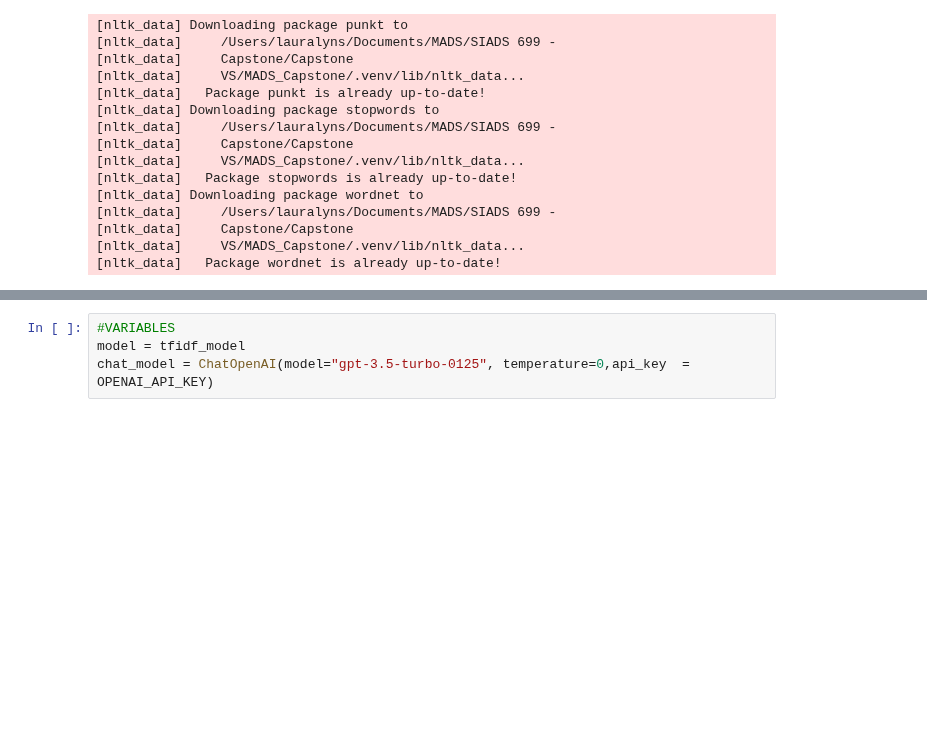
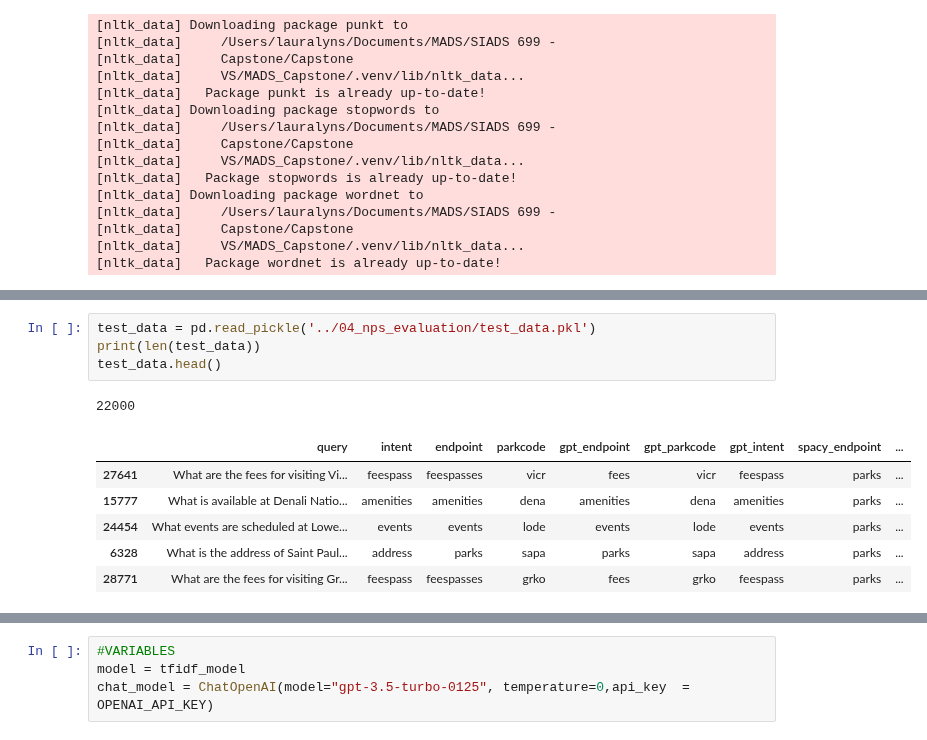
Before and after one commit to nblakkanesser/MADS_Capstone, a Jupyter notebook: 05_nps_park_pal/lang_park_pal_exploration.ipynb, the cells around one changed output, grey strips where cells are left out. Saved outputs shown, nothing was run; the diff lists cells and outputs as text; blank space fills up the shorter version.

```diff
--- a/05_nps_park_pal/lang_park_pal_exploration.ipynb
+++ b/05_nps_park_pal/lang_park_pal_exploration.ipynb
@@ -60,0 +84,12 @@ from datasets import Dataset
+# %%
+test_data = pd.read_pickle('../04_nps_evaluation/test_data.pkl')
+print(len(test_data))
+test_data.head()
+# %% [output]
+22000
+|  | query | intent | endpoint | parkcode | gpt_endpoint | gpt_parkcode | gpt_intent | spacy_endpoint | ... |
+| 27641 | What are the fees for visiting Vi... | feespass | feespasses | vicr | fees | vicr | feespass | parks | ... |
+| 15777 | What is available at Denali Natio... | amenities | amenities | dena | amenities | dena | amenities | parks | ... |
+| 24454 | What events are scheduled at Lowe... | events | events | lode | events | lode | events | parks | ... |
+| 6328 | What is the address of Saint Paul... | address | parks | sapa | parks | sapa | address | parks | ... |
+| 28771 | What are the fees for visiting Gr... | feespass | feespasses | grko | fees | grko | feespass | parks | ... |
```
Also changed, not shown: parts of 3 cells of this notebook, 4 other files.
